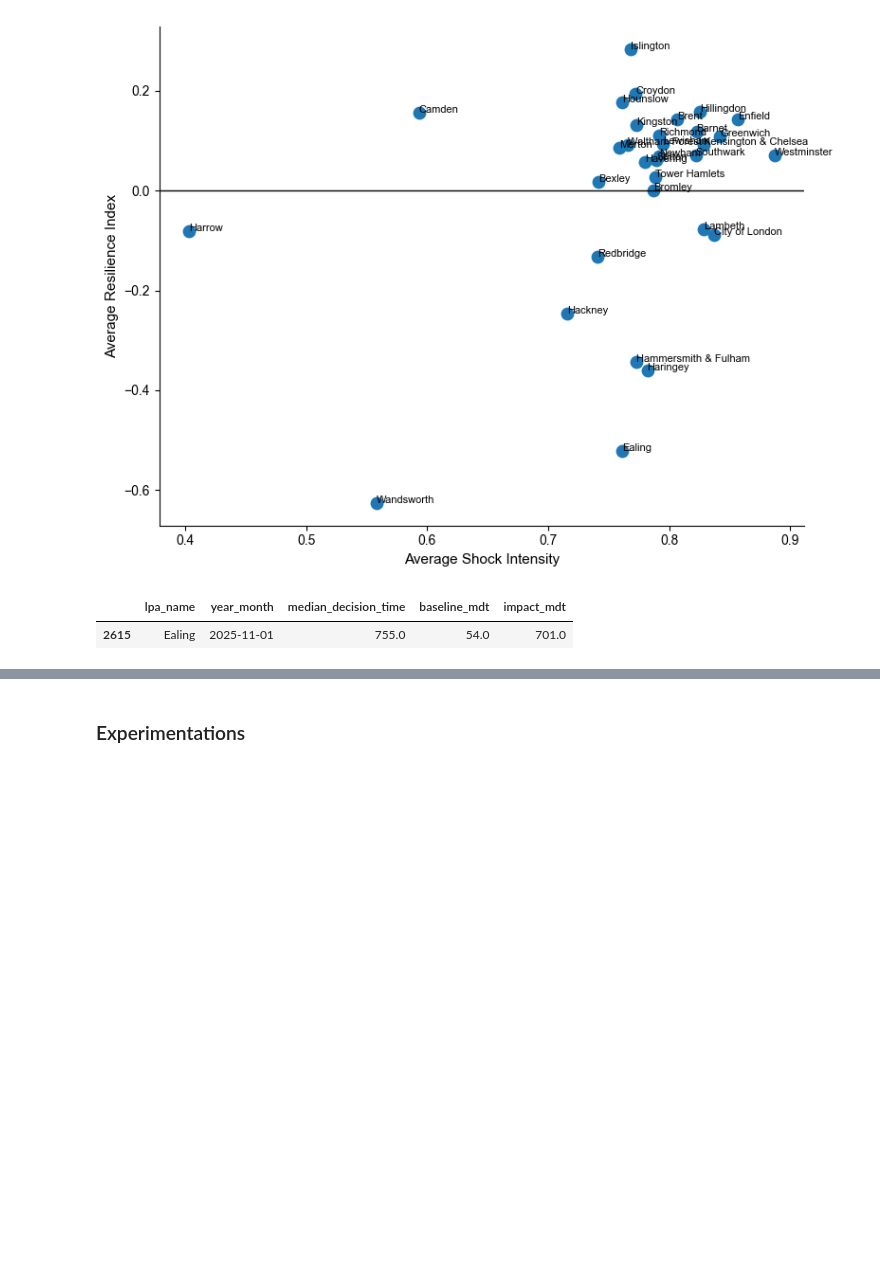
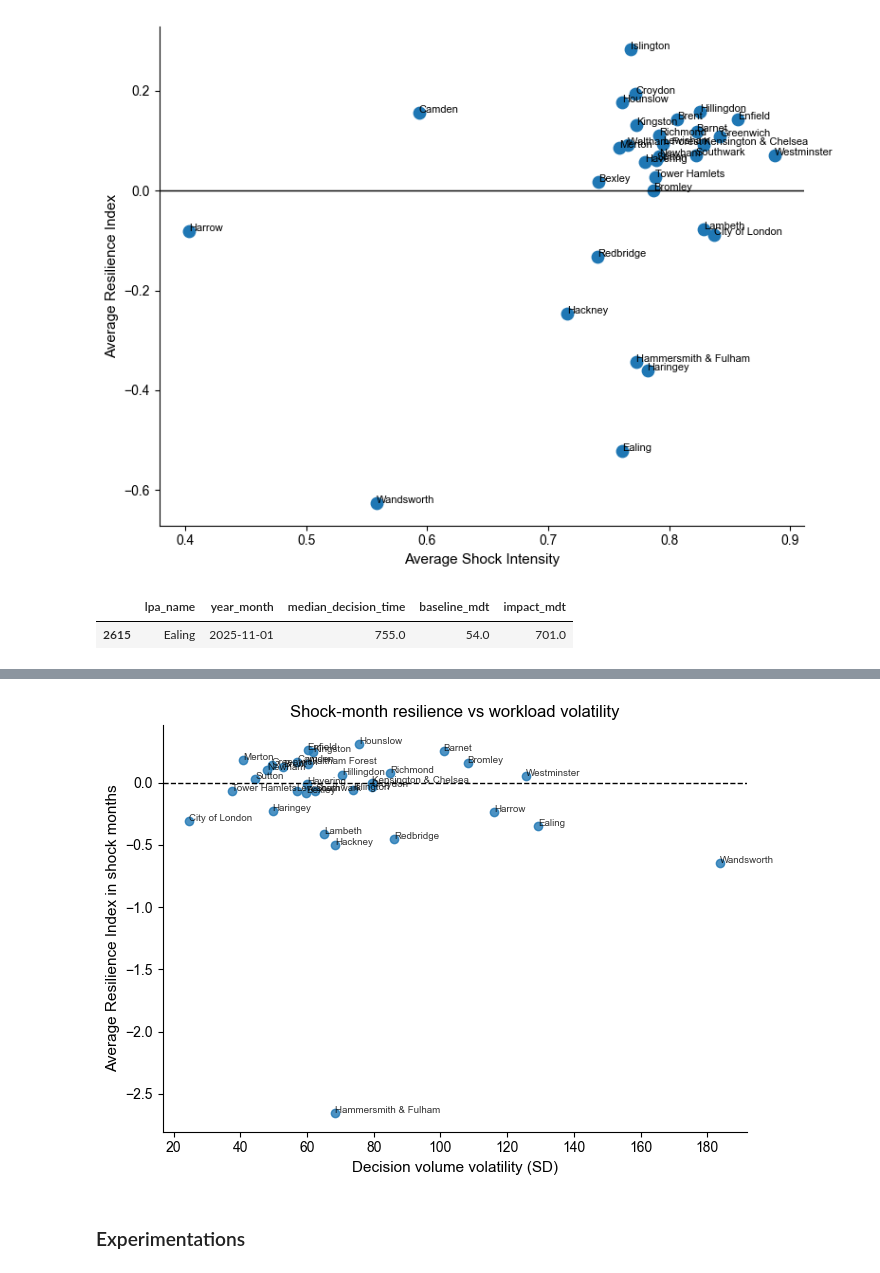
Before and after one commit to joseantuneshd/planning-resilience-london, a Jupyter notebook: notebooks/03_descriptive_analysis.ipynb, the cells around one changed output, grey strips where cells are left out. Drawn from its saved outputs; the diff is of its cells as text; code cells hidden in the pictures; blank space fills up the shorter version.

```diff
--- a/notebooks/03_descriptive_analysis.ipynb
+++ b/notebooks/03_descriptive_analysis.ipynb
@@ -988,0 +1620,19 @@ df[df["impact_mdt"] > 500][[
+# %%
+# Quadrant classification
+vol_med = borough_expl_alt["sd_decision_volume"].median()
+ri_med = borough_expl_alt["mean_ri_shock"].median()
+
+borough_expl_alt["volatility_group"] = np.where(
+    borough_expl_alt["sd_decision_volume"] >= vol_med, "High volatility", "Low volatility"
+)
+
+borough_expl_alt["resilience_group"] = np.where(
+    borough_expl_alt["mean_ri_shock"] >= ri_med, "High resilience", "Low resilience"
+)
+
+borough_expl_alt["quadrant"] = borough_expl_alt["volatility_group"] + " / " + borough_expl_alt["resilience_group"]
+
+borough_expl_alt[[
+    "lpa_name", "mean_ri_shock", "sd_decision_volume",
+    "mean_shock_intensity_shock", "quadrant"
+]].sort_values(["quadrant", "mean_ri_shock"])
@@ -989,3 +1657,15 @@ df[df["impact_mdt"] > 500][[
+# %%
+labelled_scatter(
+    borough_expl_alt.dropna(subset=["mean_ri_shock", "sd_decision_volume"]),
+    x="sd_decision_volume",
+    y="mean_ri_shock",
+    xlabel="Decision volume volatility (SD)",
+    ylabel="Average Resilience Index in shock months",
+    title="Shock-month resilience vs workload volatility",
+    annotate=True
+)
+# %% [output]
+[figure, added]
 # %% [markdown]
 ### Experimentations
 # %%
```
Also changed, not shown: parts of 31 cells of this notebook.
